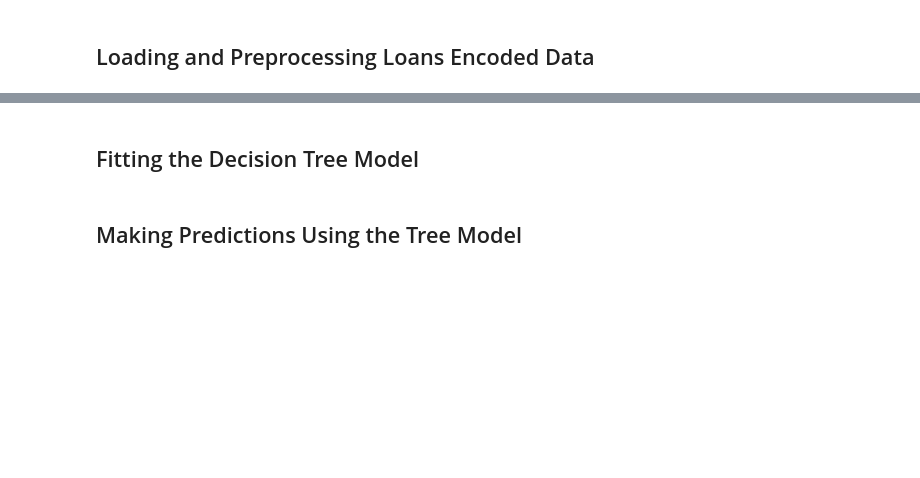
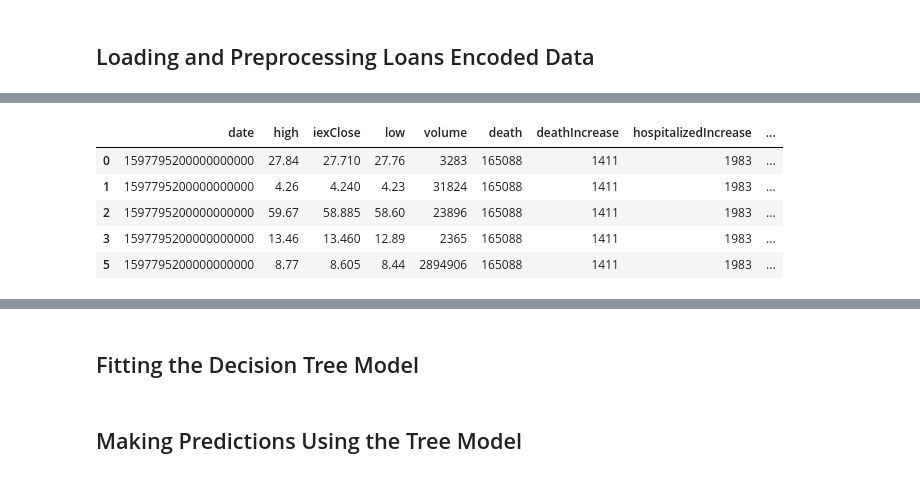
Before and after one commit to joeapodaca/apestogetherstrong, a Jupyter notebook: decision-trees.ipynb, the cells around one changed output, grey strips where cells are left out. Saved outputs shown, nothing was run; the diff lists cells and outputs as text; code cells hidden in the pictures; blank space fills up the shorter version.

```diff
--- a/decision-trees.ipynb
+++ b/decision-trees.ipynb
@@ -43,3 +136,14 @@ df_equities.head()
+# %%
+df= df_equities.drop(columns = ["symbol", "industry", "sector"])
+# %%
+df.head()
+# %% [output]
+|  | date | high | iexClose | low | volume | death | deathIncrease | hospitalizedIncrease | ... |
+| 0 | 1597795200000000000 | 27.84 | 27.710 | 27.76 | 3283 | 165088 | 1411 | 1983 | ... |
+| 1 | 1597795200000000000 | 4.26 | 4.240 | 4.23 | 31824 | 165088 | 1411 | 1983 | ... |
+| 2 | 1597795200000000000 | 59.67 | 58.885 | 58.60 | 23896 | 165088 | 1411 | 1983 | ... |
+| 3 | 1597795200000000000 | 13.46 | 13.460 | 12.89 | 2365 | 165088 | 1411 | 1983 | ... |
+| 5 | 1597795200000000000 | 8.77 | 8.605 | 8.44 | 2894906 | 165088 | 1411 | 1983 | ... |
 # %%
 # Define features set
 X = df_equities.copy()
```
Also changed, not shown: parts of 20 cells of this notebook.
